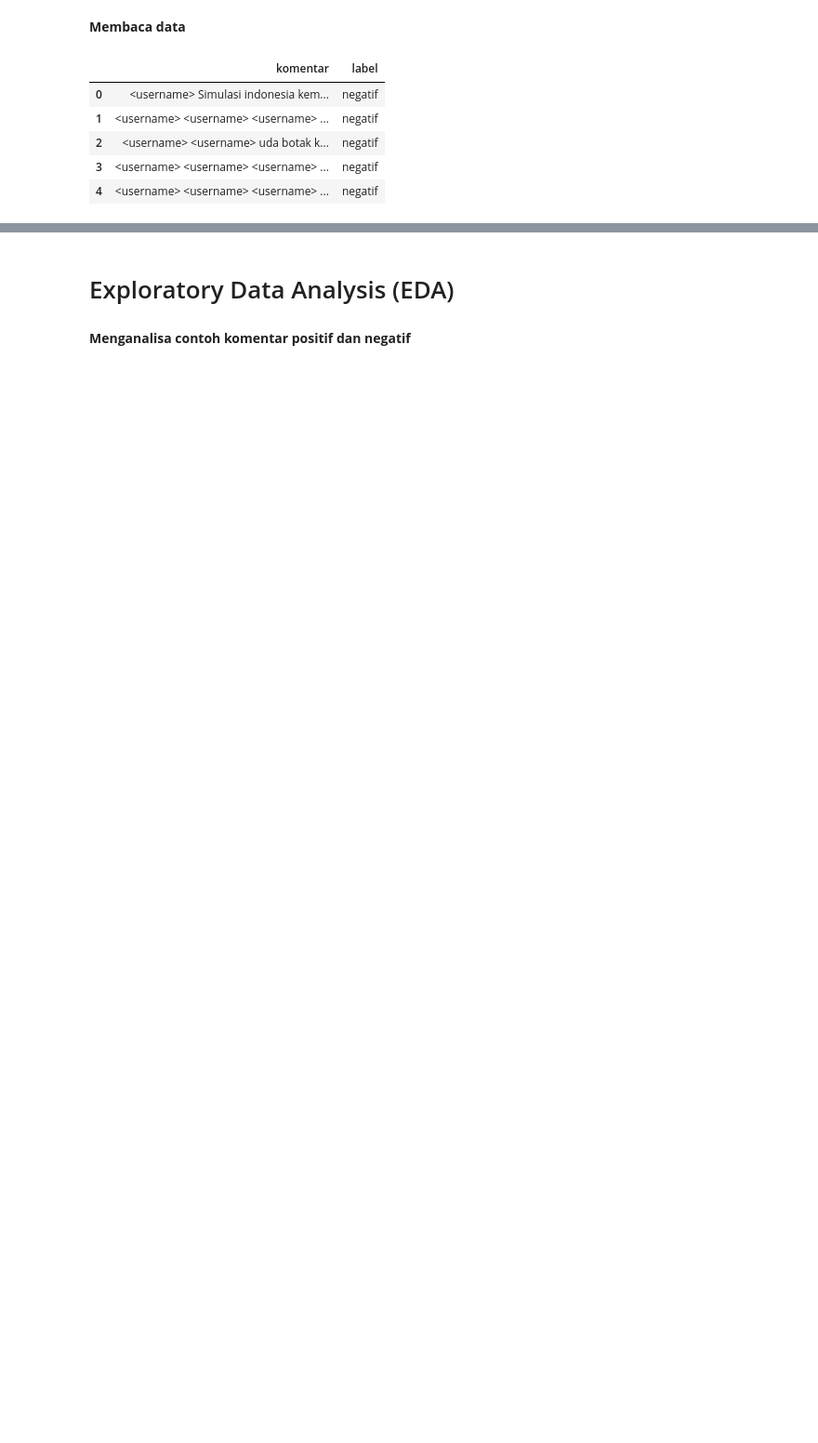
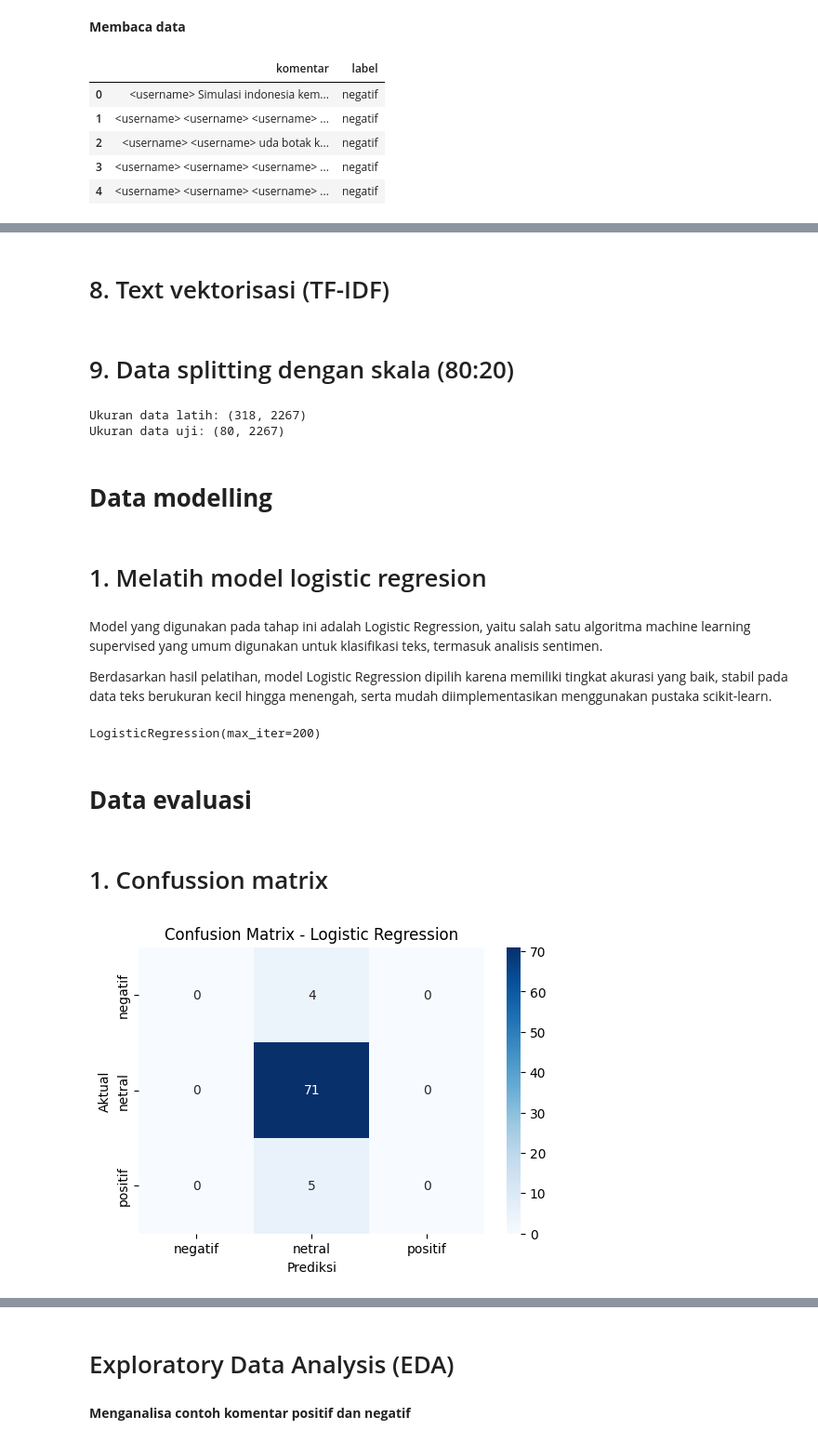
Before and after one commit to MauliaAstuti/Tugas_Kelompok_5_NLP, a Jupyter notebook: analisis_sentimen_timnas_indonesia_di_era_sty.ipynb, the cells around one changed output, grey strips where cells are left out. Shown at 93% size. Cells and saved outputs as stored; diff of their text form; code cells hidden in the pictures; blank space fills up the shorter version.

```diff
--- a/analisis_sentimen_timnas_indonesia_di_era_sty.ipynb
+++ b/analisis_sentimen_timnas_indonesia_di_era_sty.ipynb
@@ -155,0 +363,69 @@ df['komentar'] = df['komentar'].apply(' '.join)
+# %% [markdown]
+# 8. Text vektorisasi (TF-IDF)
+# %%
+from sklearn.feature_extraction.text import TfidfVectorizer
+
+vectorizer = TfidfVectorizer()
+X = vectorizer.fit_transform(df['normalized'].apply(lambda x: ' '.join(x)))
+y = df['label_auto']   # atau df['label'] jika kamu sudah punya label asli
+# %% [markdown]
+# 9. Data splitting dengan skala (80:20)
+# %%
+from sklearn.model_selection import train_test_split
+
+X_train, X_test, y_train, y_test = train_test_split(X, y, test_size=0.2, random_state=42)
+
+print("Ukuran data latih:", X_train.shape)
+print("Ukuran data uji:", X_test.shape)
+# %% [output]
+Ukuran data latih: (318, 2267)
+Ukuran data uji: (80, 2267)
+# %% [markdown]
+# **Data modelling**
+# %% [markdown]
+# 1. Melatih model logistic regresion
+# %% [markdown]
+Model yang digunakan pada tahap ini adalah Logistic Regression,
+yaitu salah satu algoritma machine learning supervised yang umum digunakan untuk klasifikasi teks, termasuk analisis sentimen.
+
+Berdasarkan hasil pelatihan, model Logistic Regression dipilih karena memiliki tingkat akurasi yang baik, stabil pada data teks berukuran kecil hingga menengah, serta mudah diimplementasikan menggunakan pustaka scikit-learn.
+# %%
+from sklearn.linear_model import LogisticRegression
+
+# Inisialisasi model
+model = LogisticRegression(max_iter=200)
+
+# Latih model dengan data training
+model.fit(X_train, y_train)
+# %% [output]
+LogisticRegression(max_iter=200)
+# %% [markdown]
+# **Data evaluasi**
+# %% [markdown]
+# 1. Confussion matrix
+# %%
+from sklearn.metrics import confusion_matrix
+import seaborn as sns
+import matplotlib.pyplot as plt
+
+# Prediksi label untuk data uji
+y_pred = model.predict(X_test)
+
+# Buat confusion matrix
+cm = confusion_matrix(y_test, y_pred)
+
+plt.figure(figsize=(6,4))
+sns.heatmap(
+    cm,
+    annot=True,
+    fmt='d',
+    cmap='Blues',
+    xticklabels=model.classes_,
+    yticklabels=model.classes_
+)
+plt.xlabel("Prediksi")
+plt.ylabel("Aktual")
+plt.title("Confusion Matrix - Logistic Regression")
+plt.show()
+# %% [output]
+[figure, added]
```
Also changed, not shown: parts of 82 cells of this notebook.
